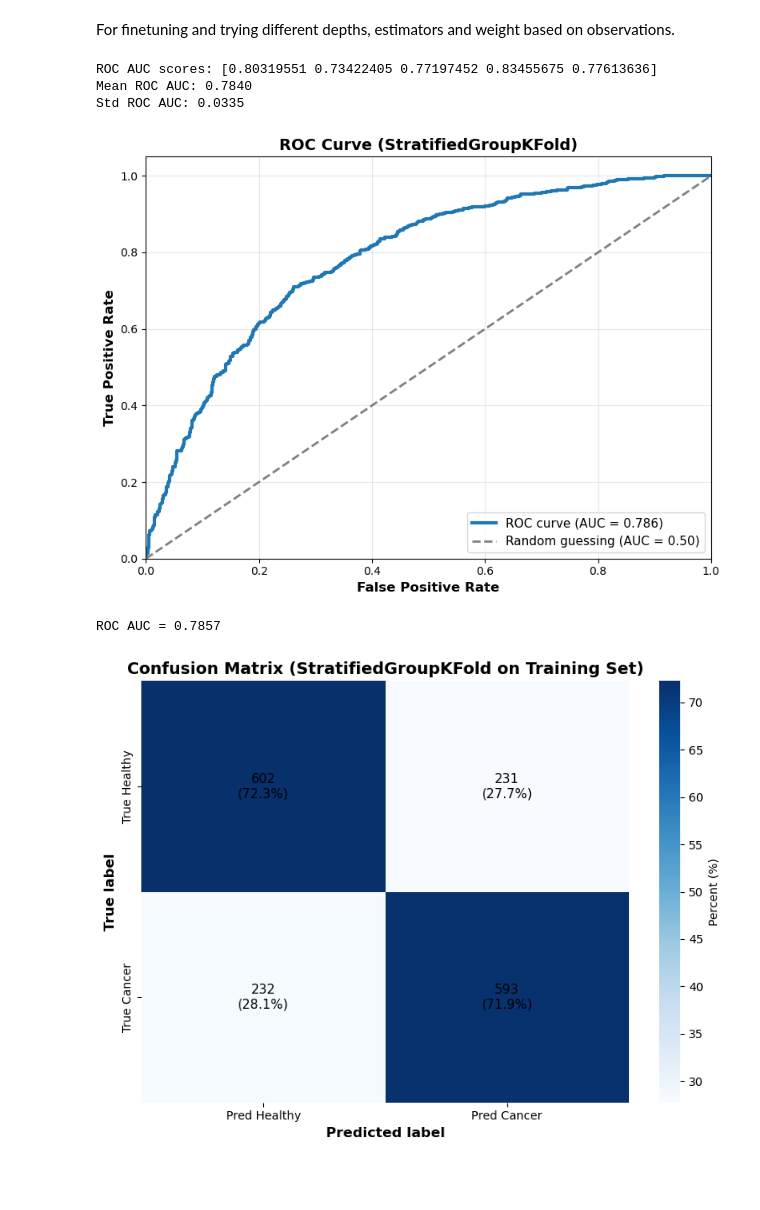
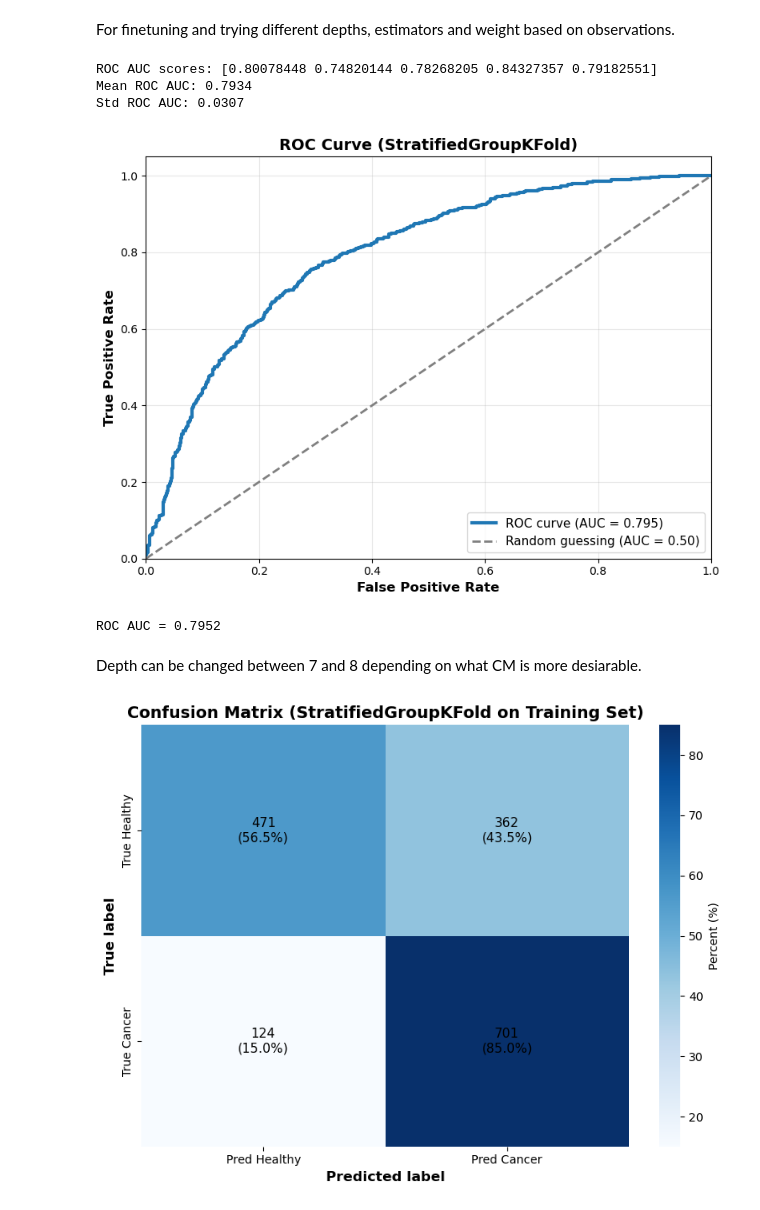
Before and after one commit to FrejaITU/2026_PDS_Whales_Also_Have_Skin_Lesions, a Jupyter notebook: src/Model evaluation/random_forest.ipynb, the cells around one changed output. Cells and saved outputs as stored; diff of their text form; code cells hidden in the pictures; blank space fills up the shorter version.

```diff
--- a/src/Model evaluation/random_forest.ipynb
+++ b/src/Model evaluation/random_forest.ipynb
@@ -189,7 +283,7 @@ cv = StratifiedGroupKFold(
 # Model to evaluate
 model = RandomForestClassifier(
     n_estimators=500,
-    max_depth=6,
+    max_depth=7,
     random_state=42,
     class_weight="balanced"
 )
@@ -208,9 +302,9 @@ print("ROC AUC scores:", scores)
 print(f"Mean ROC AUC: {scores.mean():.4f}")
 print(f"Std ROC AUC: {scores.std():.4f}")
 # %% [output]
-ROC AUC scores: [0.80319551 0.73422405 0.77197452 0.83455675 0.77613636]
-Mean ROC AUC: 0.7840
-Std ROC AUC: 0.0335
+ROC AUC scores: [0.80078448 0.74820144 0.78268205 0.84327357 0.79182551]
+Mean ROC AUC: 0.7934
+Std ROC AUC: 0.0307
 # %%
 groups_train = df.loc[X_train.index, "patient_id"]
 
@@ -233,7 +327,7 @@ for train_idx, test_idx in cv.split(X_train, y_train, groups_train):
 
     model = RandomForestClassifier(
         n_estimators=500,
-        max_depth=6,
+        max_depth=7,
         random_state=42,
         class_weight="balanced"
     )
@@ -269,8 +363,10 @@ plt.show()
 
 print(f'ROC AUC = {roc_auc_value:.4f}')
 # %% [output]
-[figure, old version]
+[figure, new version]
-ROC AUC = 0.7857
+ROC AUC = 0.7952
+# %% [markdown]
+Depth can be changed between 7 and 8 depending on what CM is more desiarable.
 # %%
 cv = StratifiedGroupKFold(
     n_splits=5,
@@ -291,9 +387,9 @@ for train_idx, val_idx in cv.split(X_train, y_train, groups_train):
 
     model = RandomForestClassifier(
         n_estimators=500,
-        max_depth=6,
+        max_depth=7,
         random_state=42,
-        class_weight="balanced"
+        class_weight={0: 1, 1: 2.2}
     )
 
     model.fit(X_tr, y_tr)
@@ -316,31 +412,31 @@ labels = ['Healthy', 'Cancer']
 # plot
 plt.figure(figsize=(8, 6))
 sns.heatmap(
     cm_pct,
     annot=False,
     cmap='Blues',
     cbar=True,
     xticklabels=[f'Pred {l}' for l in labels],
     yticklabels=[f'True {l}' for l in labels],
     cbar_kws={'label': 'Percent (%)'}
 )
 
 for i in range(cm.shape[0]):
     for j in range(cm.shape[1]):
         plt.text(
             j + 0.5,
             i + 0.5,
             f'{cm[i, j]}\n({cm_pct[i, j]:.1f}%)',
             ha='center',
             va='center',
             color='black',
             fontsize=11
         )
 
 plt.xlabel('Predicted label', fontsize=12, fontweight='bold')
 plt.ylabel('True label', fontsize=12, fontweight='bold')
 plt.title('Confusion Matrix (StratifiedGroupKFold on Training Set)', fontsize=14, fontweight='bold')
 plt.tight_layout()
 plt.show()
 # %% [output]
-[figure, old version]
+[figure, new version]
```
Also changed, not shown: parts of 3 cells of this notebook, 1 other file.
